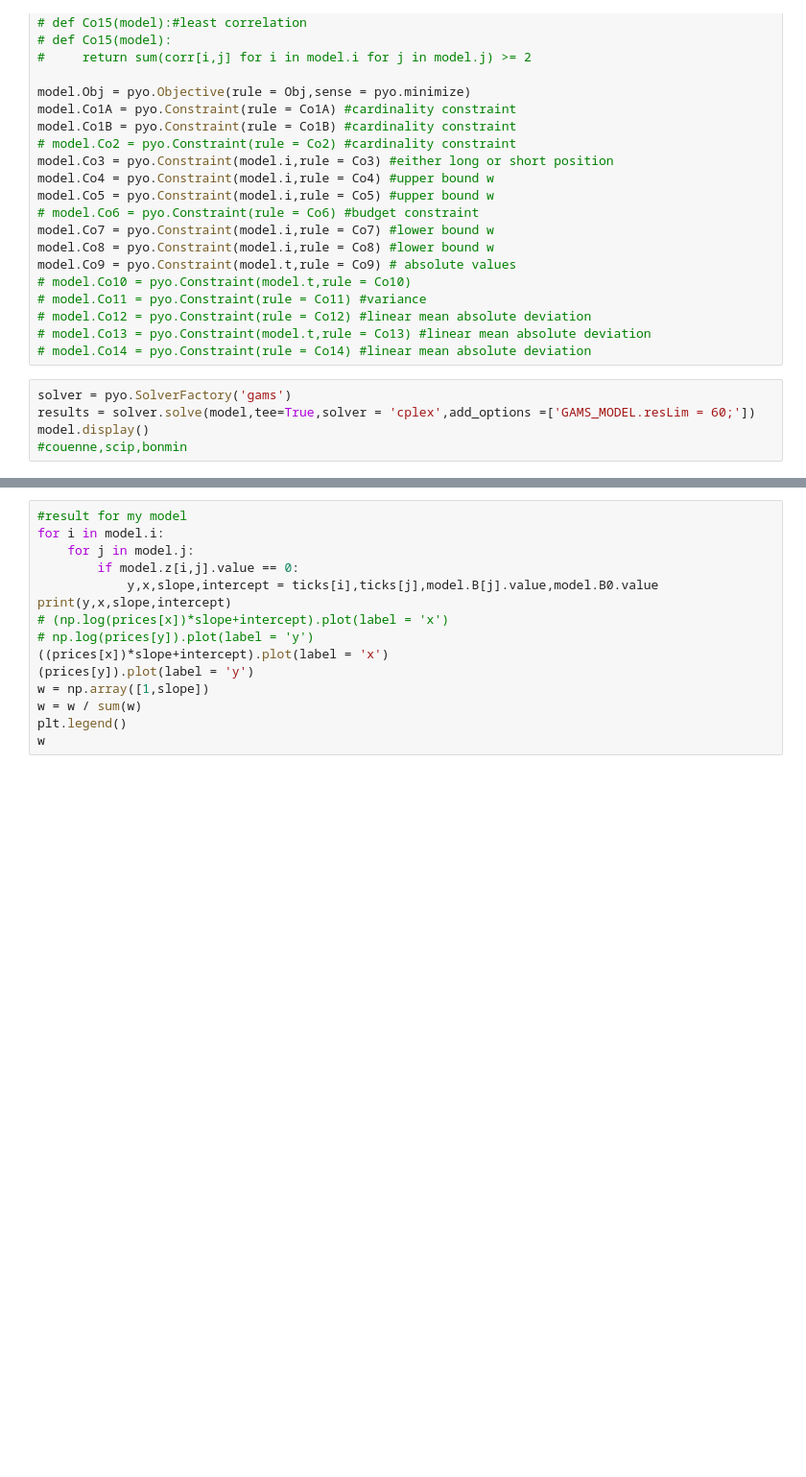
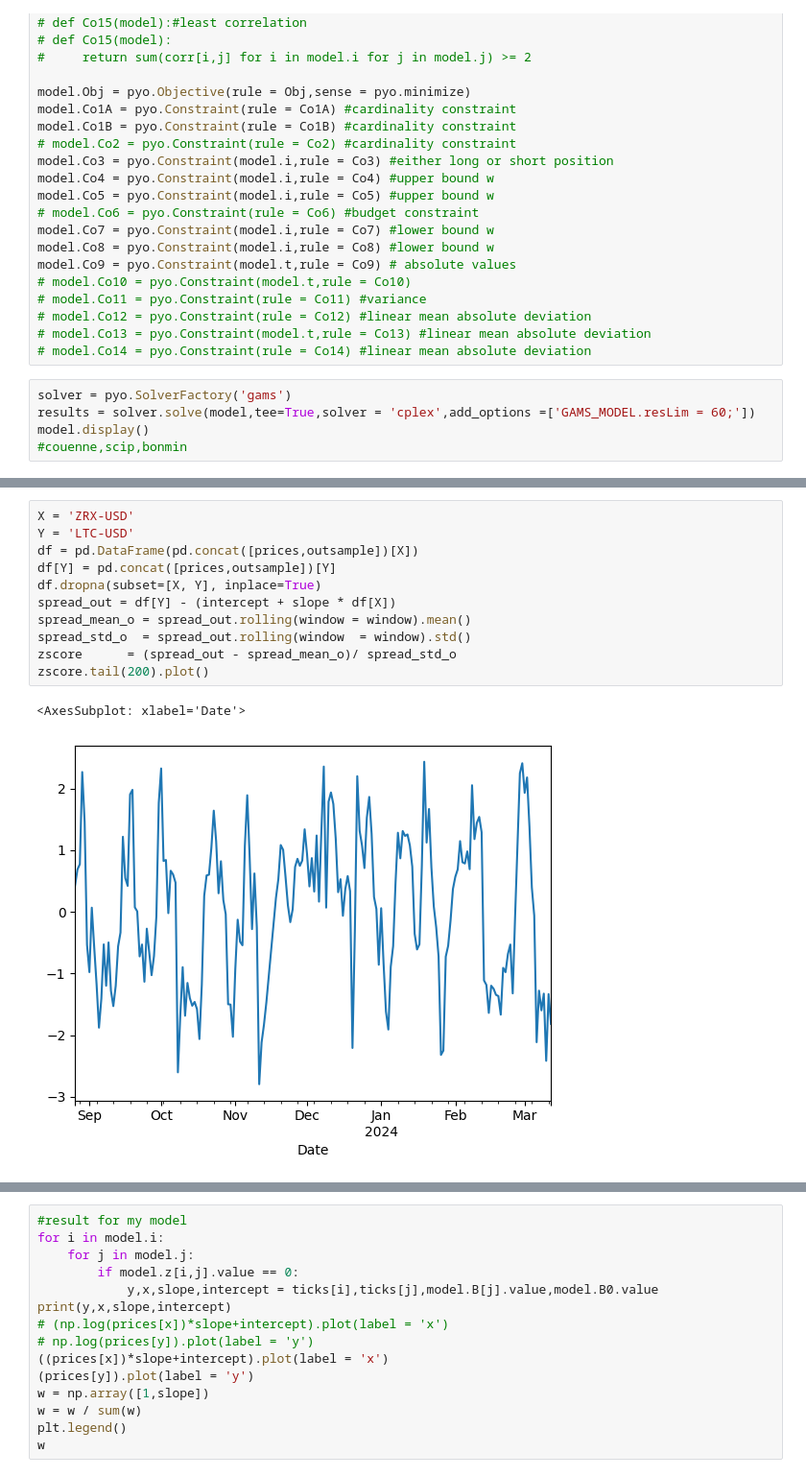
Before and after one commit to DanialRamezani/New-cointegration-model-for-pairs-trading, a Jupyter notebook: advances-pairstrading.ipynb, the cells around one changed output, grey strips where cells are left out. Shown: that part at 96% size. Drawn from its saved outputs; the diff is of its cells as text; blank space fills up the shorter version.

```diff
--- a/advances-pairstrading.ipynb
+++ b/advances-pairstrading.ipynb
@@ -435,2 +634,16 @@ OKB-USD LINK-USD
+# %%
+X = 'ZRX-USD'
+Y = 'LTC-USD'
+df = pd.DataFrame(pd.concat([prices,outsample])[X])
+df[Y] = pd.concat([prices,outsample])[Y]
+df.dropna(subset=[X, Y], inplace=True)
+spread_out = df[Y] - (intercept + slope * df[X])
+spread_mean_o = spread_out.rolling(window = window).mean()
+spread_std_o  = spread_out.rolling(window  = window).std()
+zscore      = (spread_out - spread_mean_o)/ spread_std_o
+zscore.tail(200).plot()
+# %% [output]
+<AxesSubplot: xlabel='Date'>
+[figure, added]
 # %%
 #OLS
```
Also changed, not shown: parts of 17 cells of this notebook.
